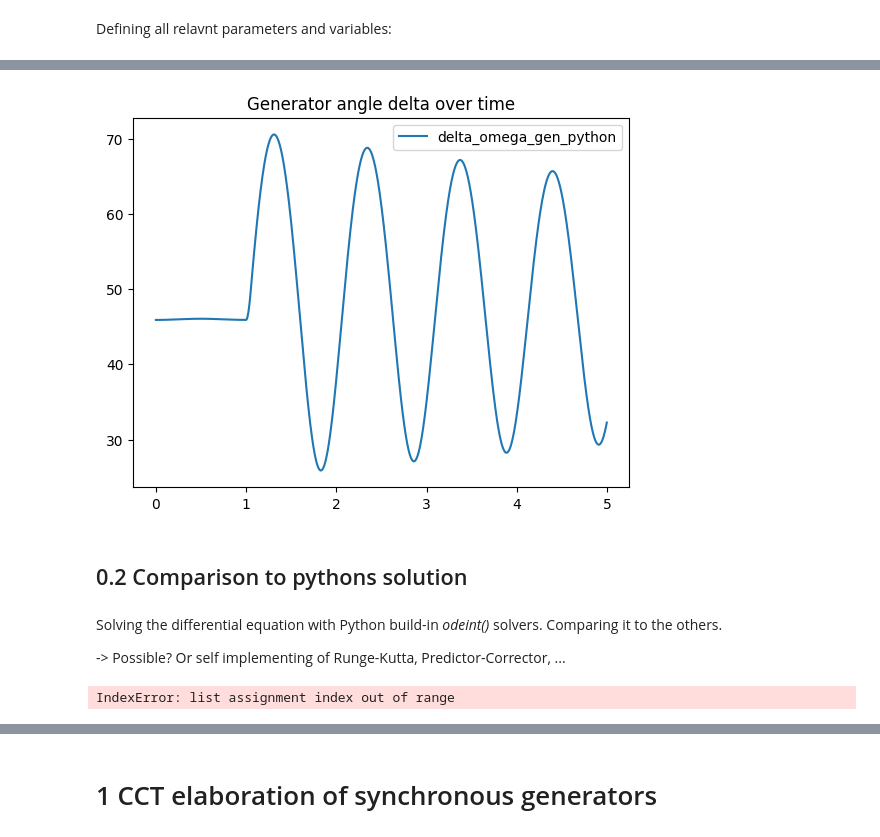
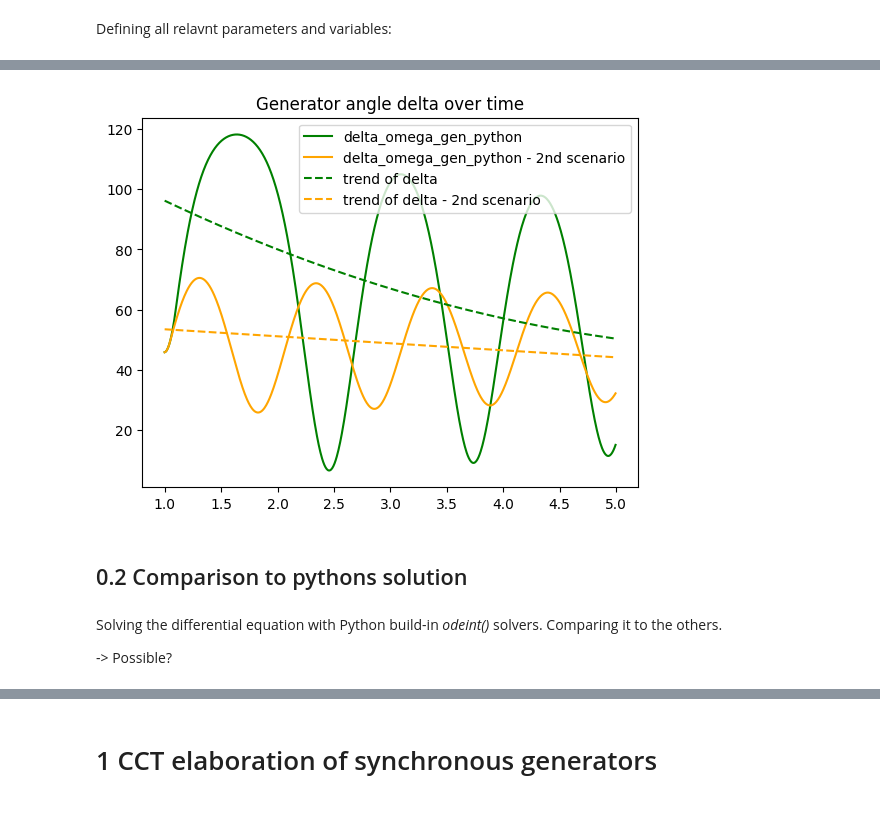
Before and after one commit to maxikoehler/Hauptseminararbeit, a Jupyter notebook: python/0_master-workbook.ipynb, the cells around one changed output, grey strips where cells are left out. Cells and saved outputs as stored; diff of their text form; code cells hidden in the pictures.

```diff
--- a/python/0_master-workbook.ipynb
+++ b/python/0_master-workbook.ipynb
@@ -89,61 +102,28 @@ plt.show()
-# %%
-plt.plot(t_sim, np.rad2deg(res_delta), label='delta_omega_gen_python')
-plt.legend()
-plt.title('Generator angle delta over time')
-plt.show()
-# %% [output]
-[figure, removed]
+# %%
+# plotting the absolut power generator angle in time regime with trendline fitting
+
+start_fit = 200
+fit_y = np.rad2deg(res_delta[start_fit:]).reshape(800)
+trend = np.polyfit(t_sim[start_fit:], fit_y, 2)
+delta_trend = np.poly1d(trend)
+
+fit_y2 = np.rad2deg(res_delta2[start_fit:]).reshape(800)
+trend2 = np.polyfit(t_sim[start_fit:], fit_y2, 1)
+delta_trend2 = np.poly1d(trend2)
+
+plt.plot(t_sim[start_fit:], np.rad2deg(res_delta[start_fit:]), label='delta_omega_gen_python', color='g')
+plt.plot(t_sim[start_fit:], np.rad2deg(res_delta2[start_fit:]), label='delta_omega_gen_python - 2nd scenario', color='orange')
+plt.plot(t_sim[start_fit:], delta_trend(t_sim[start_fit:]), label='trend of delta', ls='--', color='g')
+plt.plot(t_sim[start_fit:], delta_trend2(t_sim[start_fit:]), label='trend of delta - 2nd scenario', ls='--', color='orange')
+
+plt.legend()
+plt.title('Generator angle delta over time')
+plt.show()
+# %% [output]
+[figure, added]
 # %% [markdown]
 ## 0.2 Comparison to pythons solution
 # %% [markdown]
 Solving the differential equation with Python build-in *odeint()* solvers. Comparing it to the others.
 
--> Possible? Or self implementing of Runge-Kutta, Predictor-Corrector, ...
+-> Possible?
-# %%
-# # pre-definitions
-# t = np.arange(0, 5, 0.005)
-
-# # Define the parameters of the system
-# fn = 60
-# H_gen = 3.5
-# X_gen = 0.2
-# X_ibb = 0.1
-# X_line = 0.65
-
-# # Values are initialized from loadflow
-# E_fd_gen = 1.075
-# E_fd_ibb = 1.033
-# P_m_gen = 1998/2200
-
-# omega_gen_init = 0
-# delta_gen_init = np.deg2rad(45.9)
-# delta_ibb_init = np.deg2rad(-5.0)
-
-# v_bb_gen_init = s.mag_and_angle_to_cmplx(1.0, np.deg2rad(36.172))
-
-# # function representing the ode
-# def tsa(s.ode_gen(), ,t):
-#     return [result_odeint[0], 1/(2*H_gen)*(T_m_gen - P_e_gen)]
-
-P_e_gen_ode = []
-
-# setting up T_m_gen in relation to time
-for i in range(np.size(t_sim)-1):
-    if 1/0.005 <= i < 1.10/0.005:
-        P_e_gen_ode[i] = 0
-    else:
-        P_e_gen_ode[i] = P_m_gen
-
-# solving with initial conditions. machine parameters and time frame from above
-ddelta_odeint, domega_odeint = odeint(s.ode_gen, [np.deg2rad(45.9), 0], t_sim).T
-print(ddelta_odeint)
-
-# # plt.plot(t_sim, res_omega[:, 0].real, label='delta_omega_gen_python')
-# plt.plot(t_sim, domega_odeint, label='delta_omega_gen_odeint')
-# plt.legend()
-
-# plt.title('Comparison delta_omega odeint vs. Heun')
-
-# plt.show()
-# %% [output]
-IndexError: list assignment index out of range
```
Also changed, not shown: parts of 11 cells of this notebook, 9 other files.
